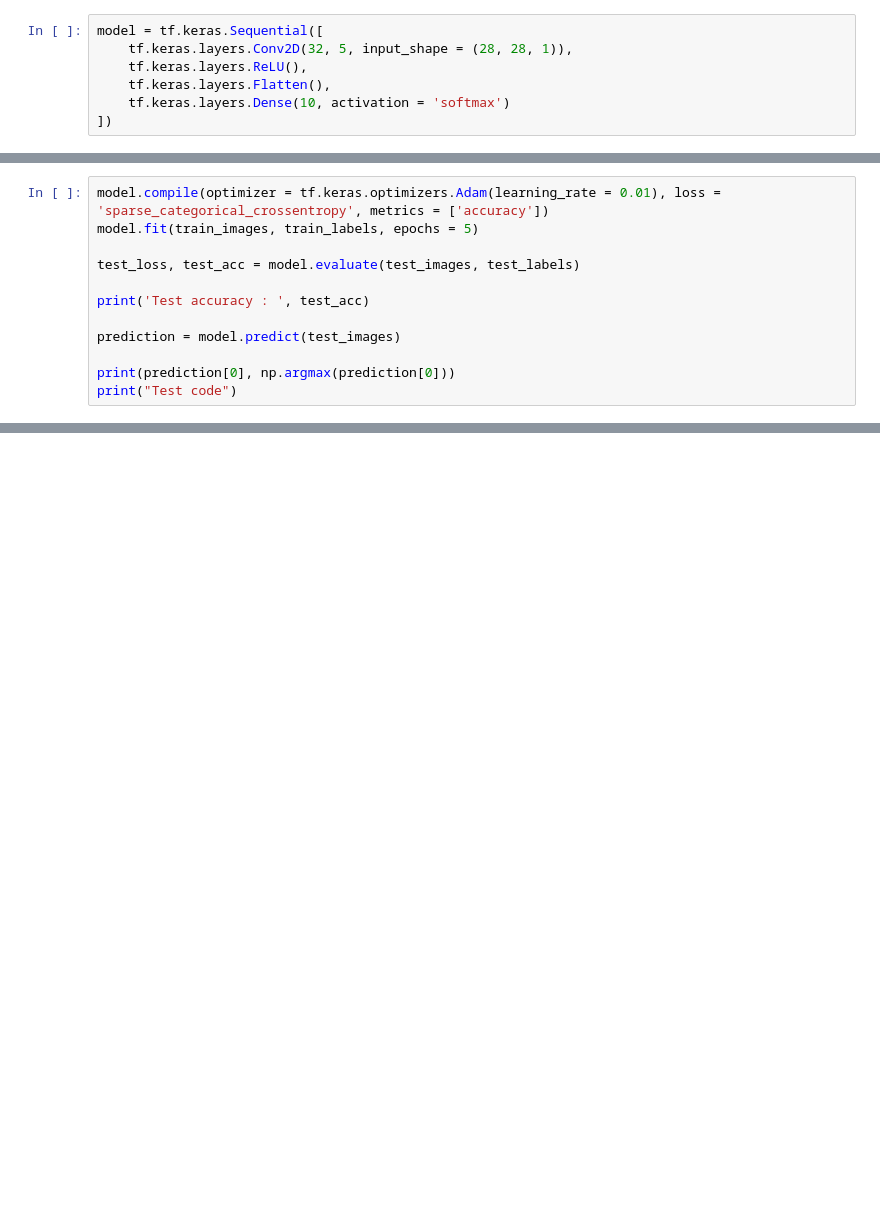
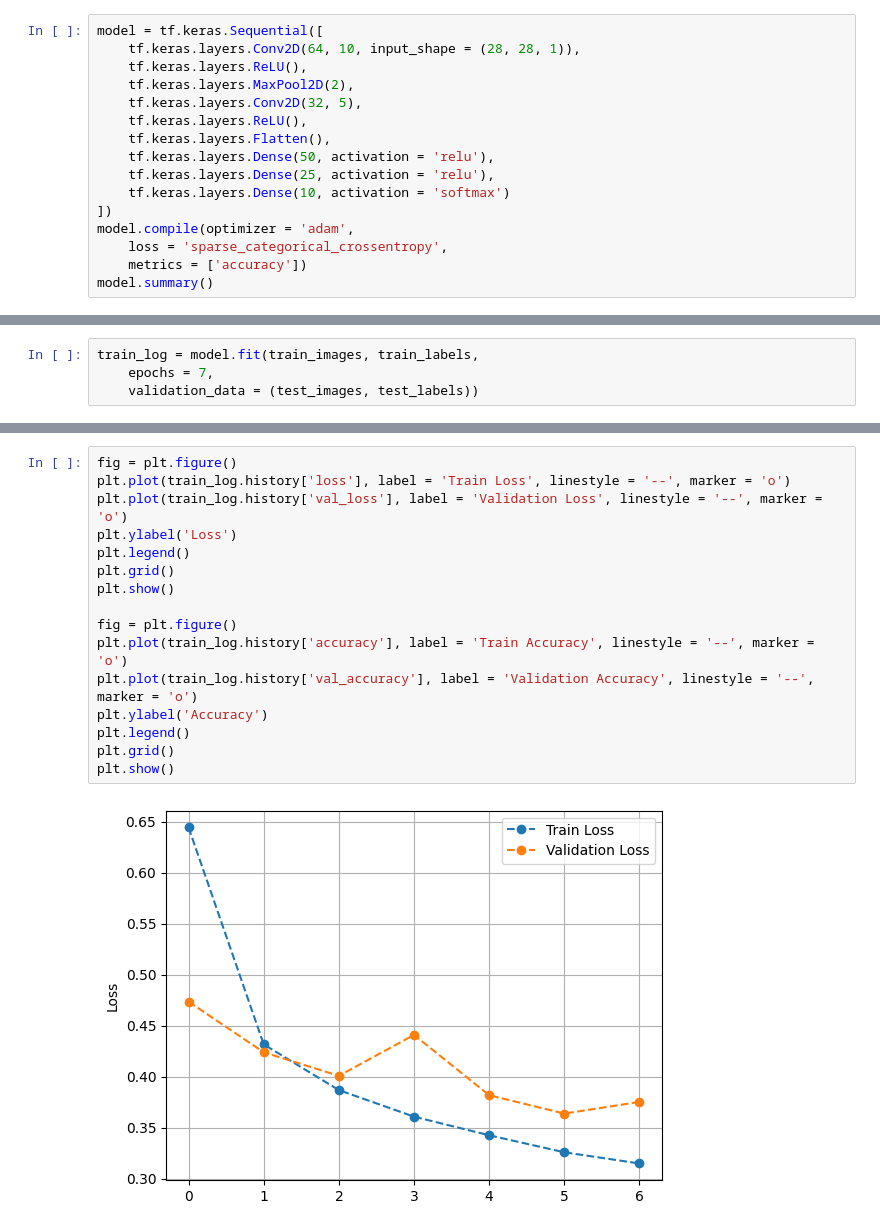
Before and after one commit to Rossbert/Master-Project-Quantization, a Jupyter notebook: Test_Model_Jupyter.ipynb, the cells around one changed output, grey strips where cells are left out. Drawn from its saved outputs; the diff is of its cells as text; blank space fills up the shorter version.

```diff
--- a/Test_Model_Jupyter.ipynb
+++ b/Test_Model_Jupyter.ipynb
@@ -12,7 +24,16 @@ print(train_labels)
 # %%
 model = tf.keras.Sequential([
-    tf.keras.layers.Conv2D(32, 5, input_shape = (28, 28, 1)),
+    tf.keras.layers.Conv2D(64, 10, input_shape = (28, 28, 1)),
+    tf.keras.layers.ReLU(),
+    tf.keras.layers.MaxPool2D(2),
+    tf.keras.layers.Conv2D(32, 5),
     tf.keras.layers.ReLU(),
     tf.keras.layers.Flatten(),
+    tf.keras.layers.Dense(50, activation = 'relu'),
+    tf.keras.layers.Dense(25, activation = 'relu'),
     tf.keras.layers.Dense(10, activation = 'softmax')
 ])
+model.compile(optimizer = 'adam',
+    loss = 'sparse_categorical_crossentropy',
+    metrics = ['accuracy'])
+model.summary()
@@ -19,12 +57,0 @@ model = tf.keras.Sequential([
-# %%
-model.compile(optimizer = tf.keras.optimizers.Adam(learning_rate = 0.01), loss = 'sparse_categorical_crossentropy', metrics = ['accuracy'])
-model.fit(train_images, train_labels, epochs = 5)
-
-test_loss, test_acc = model.evaluate(test_images, test_labels)
-
-print('Test accuracy : ', test_acc)
-
-prediction = model.predict(test_images)
-
-print(prediction[0], np.argmax(prediction[0]))
-print("Test code")
@@ -47,0 +58,4 @@ Test code
+# %%
+train_log = model.fit(train_images, train_labels,
+    epochs = 7,
+    validation_data = (test_images, test_labels))
@@ -47,0 +77,18 @@ Test code
+# %%
+fig = plt.figure()
+plt.plot(train_log.history['loss'], label = 'Train Loss', linestyle = '--', marker = 'o')
+plt.plot(train_log.history['val_loss'], label = 'Validation Loss', linestyle = '--', marker = 'o')
+plt.ylabel('Loss')
+plt.legend()
+plt.grid()
+plt.show()
+
+fig = plt.figure()
+plt.plot(train_log.history['accuracy'], label = 'Train Accuracy', linestyle = '--', marker = 'o')
+plt.plot(train_log.history['val_accuracy'], label = 'Validation Accuracy', linestyle = '--', marker = 'o')
+plt.ylabel('Accuracy')
+plt.legend()
+plt.grid()
+plt.show()
+# %% [output]
+[figure, added]
```
Also changed, not shown: parts of 9 cells of this notebook.
